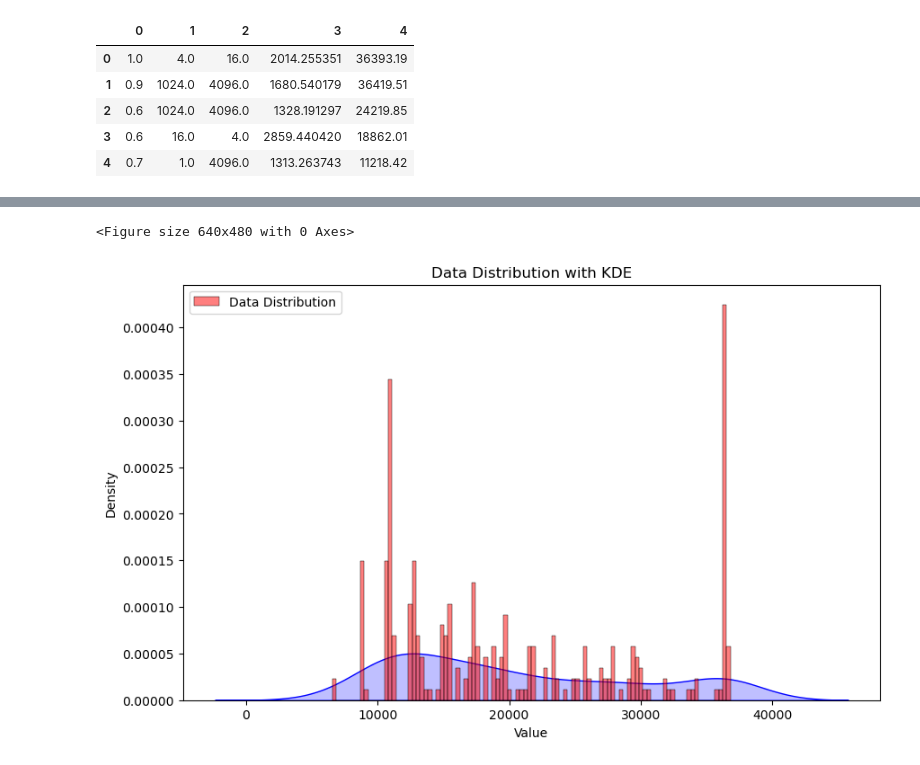
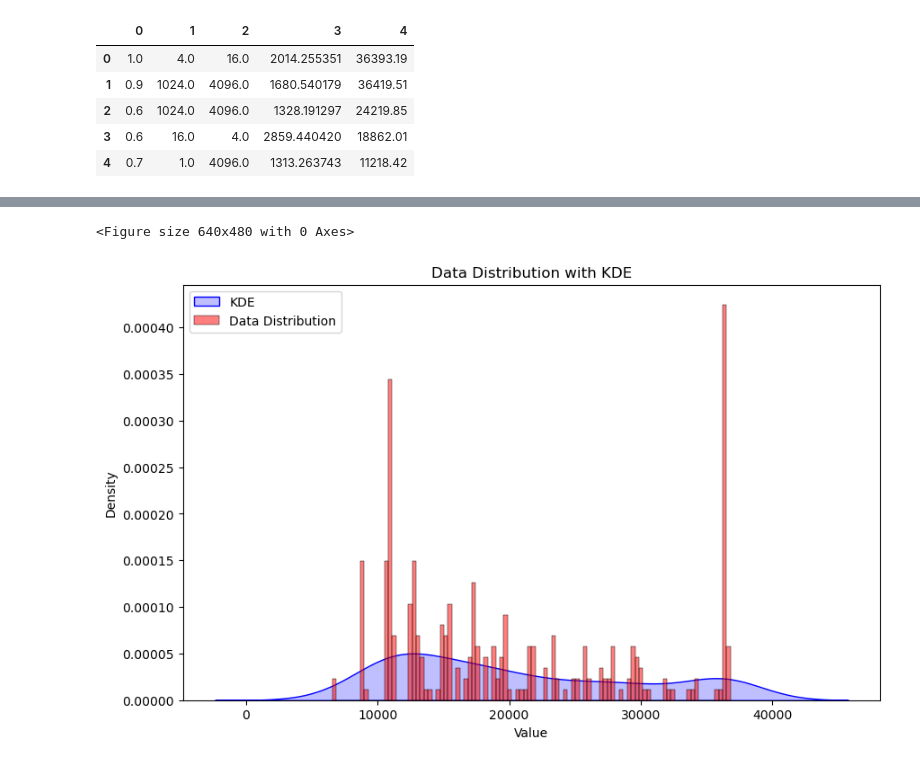
Before and after one commit to epweil/CSE515_Project, a Jupyter notebook: start.ipynb, the cells around one changed output, grey strips where cells are left out. Cells and saved outputs as stored; diff of their text form; code cells hidden in the pictures.

```diff
--- a/start.ipynb
+++ b/start.ipynb
@@ -68,25 +112,25 @@ plt.show()
 # %%
 from sklearn.neighbors import KernelDensity
 import seaborn as sns
 
 plt.figure("HISTOGRAM_LDA")
 
 
 data = lda_df[4].to_numpy()
 
 # Create the figure
 plt.figure(figsize=(10, 6))
 plt.title("Data Distribution with KDE")
 
 # Plot the histogram of the data (distribution)
-sns.kdeplot(data, fill=True, color='blue')
+sns.kdeplot(data, fill=True, color='blue', label='KDE')
 sns.histplot(data, kde=False, bins=100, color='red', stat='density', alpha=0.5, label="Data Distribution")
 
 # Show the plot
 plt.xlabel("Value")
 plt.ylabel("Density")
 plt.legend()
 plt.show()
 # %% [output]
 <Figure size 640x480 with 0 Axes>
-[figure, old version]
+[figure, new version]
```
Also changed, not shown: parts of 20 cells of this notebook, 2 other files.
